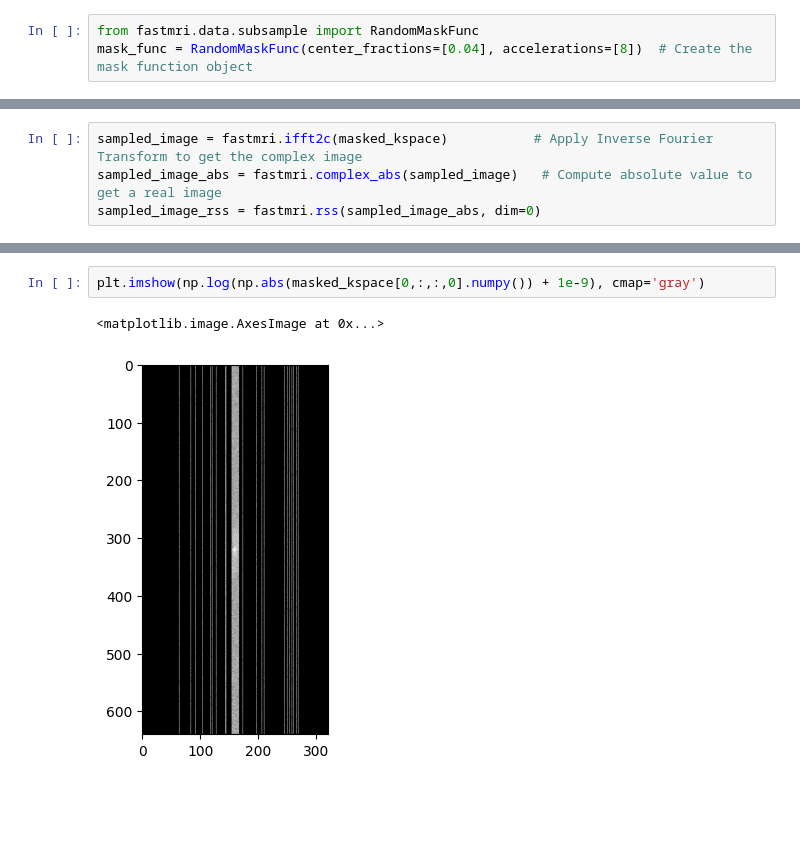
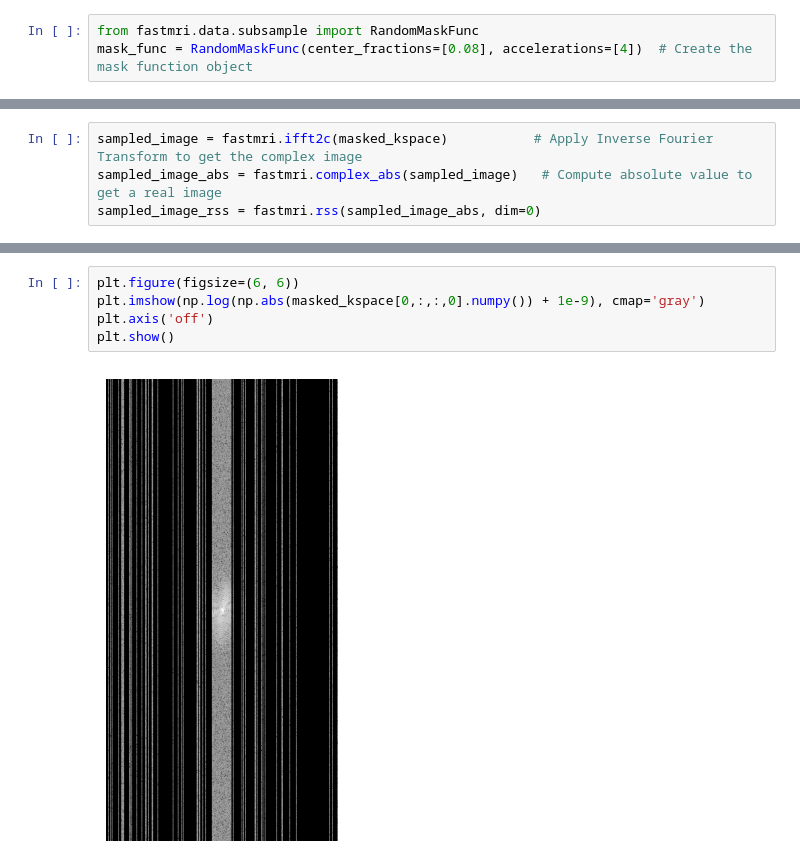
Before and after one commit to myhansu/mri_reconstruction, a Jupyter notebook: fastMRI_tutorial.ipynb, the cells around one changed output, grey strips where cells are left out. Cells and saved outputs as stored; diff of their text form; blank space fills up the shorter version.

```diff
--- a/fastMRI_tutorial.ipynb
+++ b/fastMRI_tutorial.ipynb
@@ -77,7 +91,7 @@ plt.imshow(np.abs(slice_image_rss.numpy()), cmap='gray')
 So far, we have been looking at fully-sampled data. We can simulate under-sampled data by creating a mask and applying it to k-space.
 # %%
 from fastmri.data.subsample import RandomMaskFunc
-mask_func = RandomMaskFunc(center_fractions=[0.04], accelerations=[8])  # Create the mask function object
+mask_func = RandomMaskFunc(center_fractions=[0.08], accelerations=[4])  # Create the mask function object
 # %%
 masked_kspace, mask, _ = T.apply_mask(slice_kspace2, mask_func)   # Apply the mask to k-space
 # %% [markdown]
@@ -93,7 +120,9 @@ masked_kspace.shape, mask.shape
 # %%
+plt.figure(figsize=(6, 6))
 plt.imshow(np.log(np.abs(masked_kspace[0,:,:,0].numpy()) + 1e-9), cmap='gray')
+plt.axis('off')
+plt.show()
 # %% [output]
-<matplotlib.image.AxesImage at 0x...>
-[figure, old version]
+[figure, new version]
 # %%
 plt.imshow(np.abs(sampled_image_rss.numpy()), cmap='gray')
```
Also changed, not shown: parts of 11 cells of this notebook, 18 other files.
